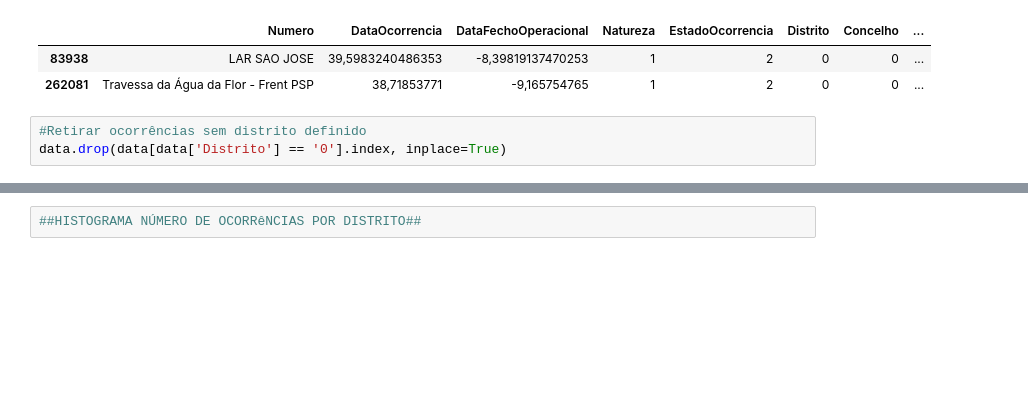
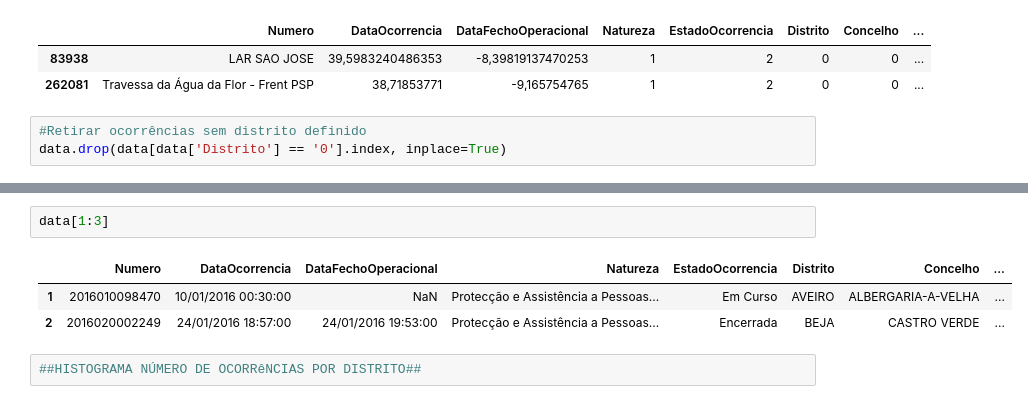
Before and after one commit to lmcosta98/FinalProject_FCD, a Jupyter notebook: fdc_final_proj.ipynb, the cells around one changed output, grey strips where cells are left out. Saved outputs shown, nothing was run; the diff lists cells and outputs as text; blank space fills up the shorter version.

```diff
--- a/fdc_final_proj.ipynb
+++ b/fdc_final_proj.ipynb
@@ -122,6 +126,12 @@ BEJA                12011
 PORTALEGRE          11550
 ÉVORA               10406
 dtype: int64
+# %%
+data[1:3]
+# %% [output]
+|  | Numero | DataOcorrencia | DataFechoOperacional | Natureza | EstadoOcorrencia | Distrito | Concelho | ... |
+| 1 | 2016010098470 | 10/01/2016 00:30:00 | NaN | Protecção e Assistência a Pessoas... | Em Curso | AVEIRO | ALBERGARIA-A-VELHA | ... |
+| 2 | 2016020002249 | 24/01/2016 18:57:00 | 24/01/2016 19:53:00 | Protecção e Assistência a Pessoas... | Encerrada | BEJA | CASTRO VERDE | ... |
 # %%
 ##HISTOGRAMA NÚMERO DE OCORRêNCIAS POR DISTRITO##
 # %%
```
Also changed, not shown: parts of 23 cells of this notebook.
